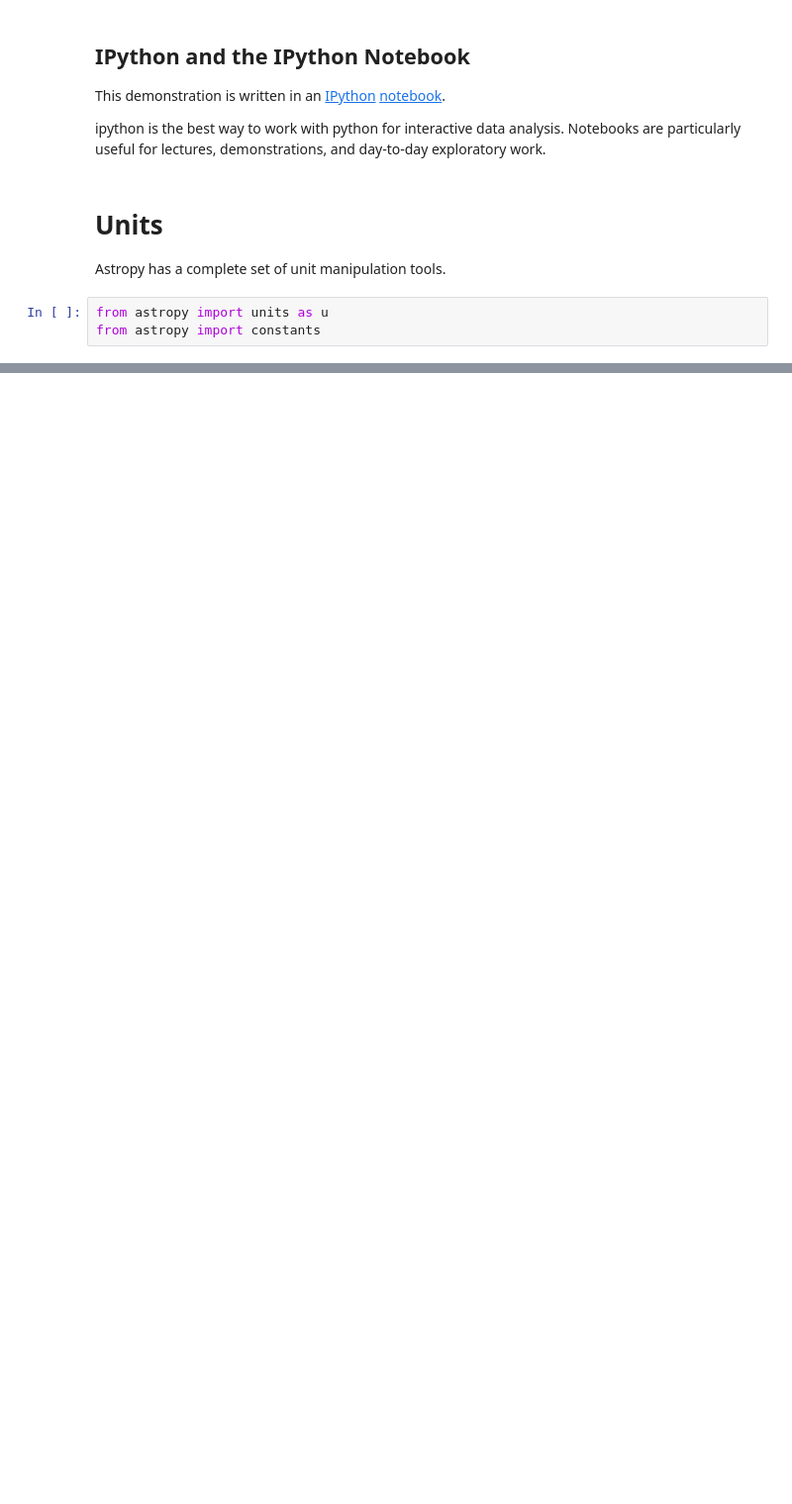
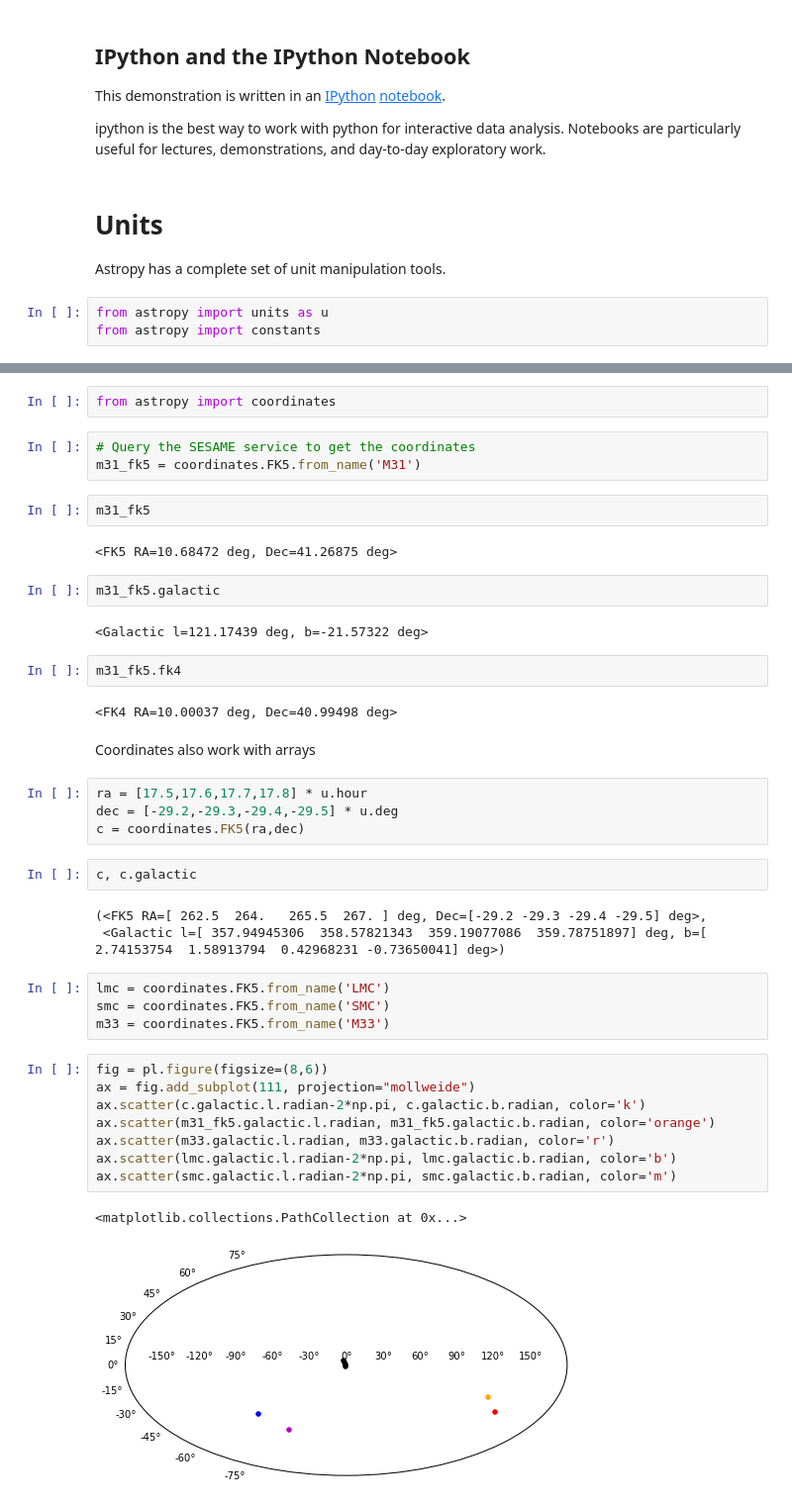
Before and after one commit to ESO-python/ESOPythonTutorials, a Jupyter notebook: notebooks/ESOPythonDemoDay1.ipynb, the cells around one changed output, grey strips where cells are left out. Shown at 99% size. Drawn from its saved outputs; the diff is of its cells as text; blank space fills up the shorter version.

```diff
--- a/notebooks/ESOPythonDemoDay1.ipynb
+++ b/notebooks/ESOPythonDemoDay1.ipynb
@@ -55,0 +107,43 @@ $5\times 10^{-10} \; \mathrm{m}$
+# %%
+from astropy import coordinates
+# %%
+# Query the SESAME service to get the coordinates
+m31_fk5 = coordinates.FK5.from_name('M31')
+# %%
+m31_fk5
+# %% [output]
+<FK5 RA=10.68472 deg, Dec=41.26875 deg>
+# %%
+m31_fk5.galactic
+# %% [output]
+<Galactic l=121.17439 deg, b=-21.57322 deg>
+# %%
+m31_fk5.fk4
+# %% [output]
+<FK4 RA=10.00037 deg, Dec=40.99498 deg>
+# %% [markdown]
+Coordinates also work with arrays
+# %%
+ra = [17.5,17.6,17.7,17.8] * u.hour
+dec = [-29.2,-29.3,-29.4,-29.5] * u.deg
+c = coordinates.FK5(ra,dec)
+# %%
+c, c.galactic
+# %% [output]
+(<FK5 RA=[ 262.5  264.   265.5  267. ] deg, Dec=[-29.2 -29.3 -29.4 -29.5] deg>,
+ <Galactic l=[ 357.94945306  358.57821343  359.19077086  359.78751897] deg, b=[ 2.74153754  1.58913794  0.42968231 -0.73650041] deg>)
+# %%
+lmc = coordinates.FK5.from_name('LMC')
+smc = coordinates.FK5.from_name('SMC')
+m33 = coordinates.FK5.from_name('M33')
+# %%
+fig = pl.figure(figsize=(8,6))
+ax = fig.add_subplot(111, projection="mollweide")
+ax.scatter(c.galactic.l.radian-2*np.pi, c.galactic.b.radian, color='k')
+ax.scatter(m31_fk5.galactic.l.radian, m31_fk5.galactic.b.radian, color='orange')
+ax.scatter(m33.galactic.l.radian, m33.galactic.b.radian, color='r')
+ax.scatter(lmc.galactic.l.radian-2*np.pi, lmc.galactic.b.radian, color='b')
+ax.scatter(smc.galactic.l.radian-2*np.pi, smc.galactic.b.radian, color='m')
+# %% [output]
+<matplotlib.collections.PathCollection at 0x...>
+[figure, added]
```
Also changed, not shown: parts of 20 cells of this notebook.
